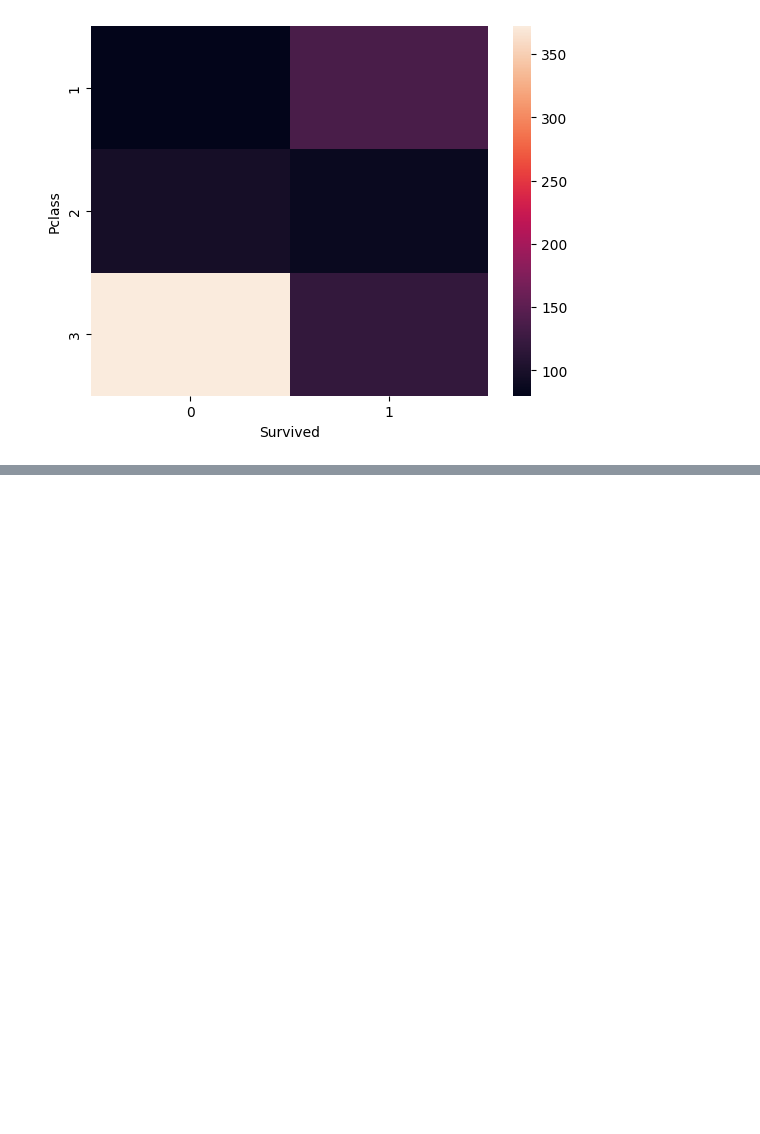
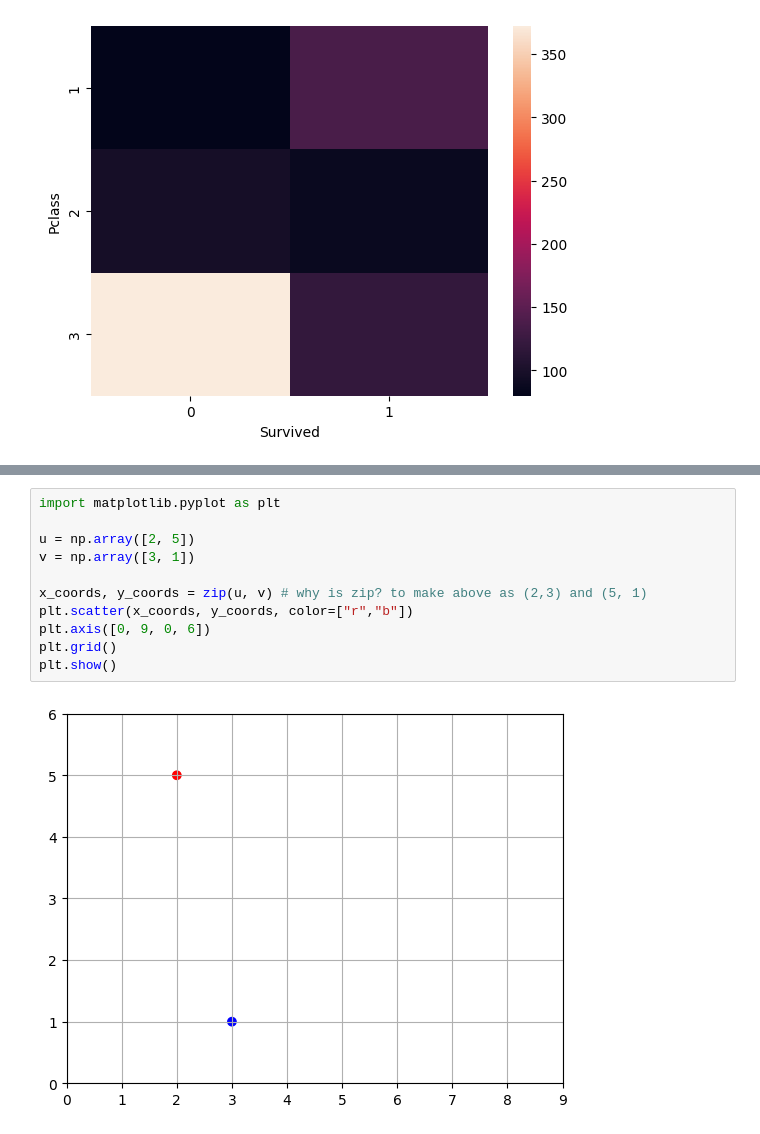
Before and after one commit to Dr-bijay-neupane/code-repository, a Jupyter notebook: test.ipynb, the cells around one changed output, grey strips where cells are left out. Cells and saved outputs as stored; diff of their text form; blank space fills up the shorter version.

Commit message:
GRAPH

```diff
--- a/test.ipynb
+++ b/test.ipynb
@@ -213,0 +299,13 @@ NameError: name 'ns' is not defined
+# %%
+import matplotlib.pyplot as plt
+
+u = np.array([2, 5])
+v = np.array([3, 1])
+
+x_coords, y_coords = zip(u, v) # why is zip? to make above as (2,3) and (5, 1)
+plt.scatter(x_coords, y_coords, color=["r","b"])
+plt.axis([0, 9, 0, 6])
+plt.grid()
+plt.show()
+# %% [output]
+[figure, added]
```
Also changed, not shown: parts of 20 cells of this notebook, 3 other files.
